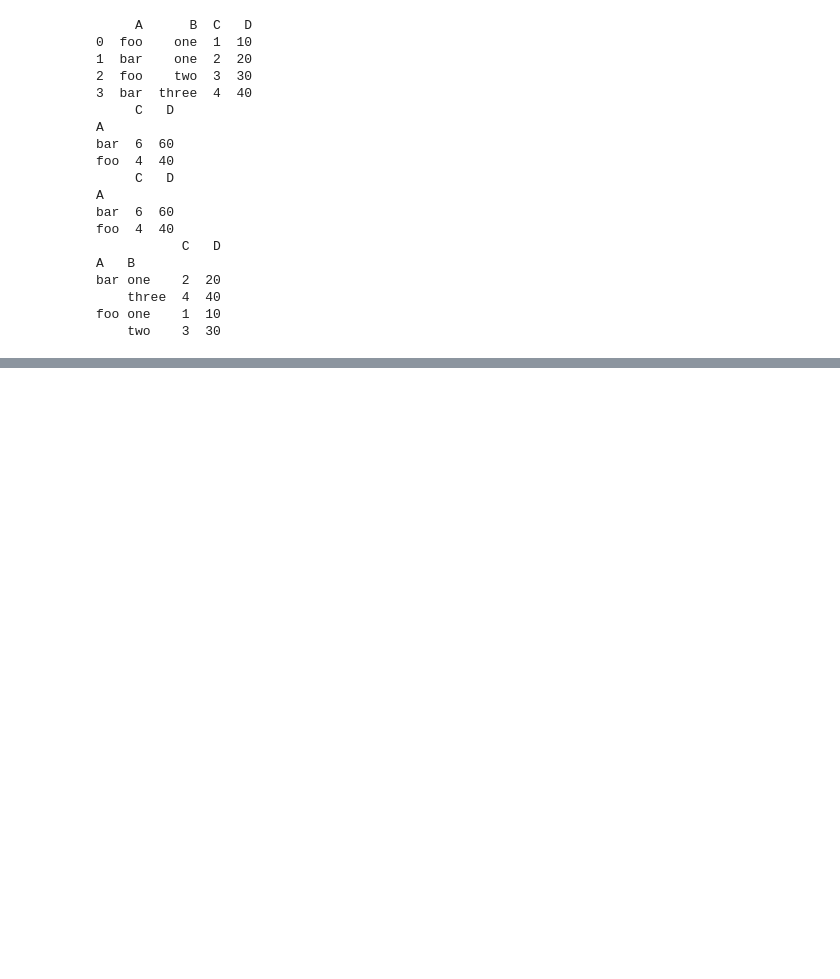
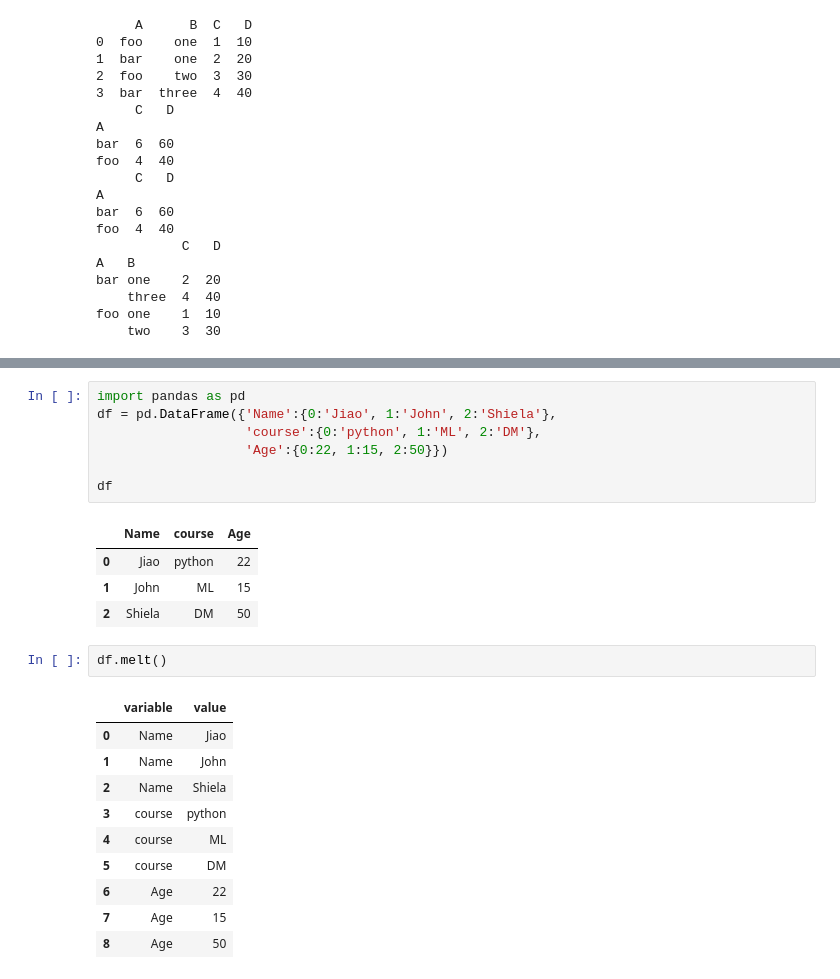
Before and after one commit to potatowedges555/DataScience, a Jupyter notebook: test.ipynb, the cells around one changed output, grey strips where cells are left out. Drawn from its saved outputs; the diff is of its cells as text; blank space fills up the shorter version.

```diff
--- a/test.ipynb
+++ b/test.ipynb
@@ -975,0 +1014,25 @@ foo one    1  10
+# %%
+import pandas as pd
+df = pd.DataFrame({'Name':{0:'Jiao', 1:'John', 2:'Shiela'},
+                   'course':{0:'python', 1:'ML', 2:'DM'},
+                   'Age':{0:22, 1:15, 2:50}})
+
+df
+# %% [output]
+|  | Name | course | Age |
+| 0 | Jiao | python | 22 |
+| 1 | John | ML | 15 |
+| 2 | Shiela | DM | 50 |
+# %%
+df.melt()
+# %% [output]
+|  | variable | value |
+| 0 | Name | Jiao |
+| 1 | Name | John |
+| 2 | Name | Shiela |
+| 3 | course | python |
+| 4 | course | ML |
+| 5 | course | DM |
+| 6 | Age | 22 |
+| 7 | Age | 15 |
+| 8 | Age | 50 |
```
Also changed, not shown: parts of 8 cells of this notebook, 1 other file.
